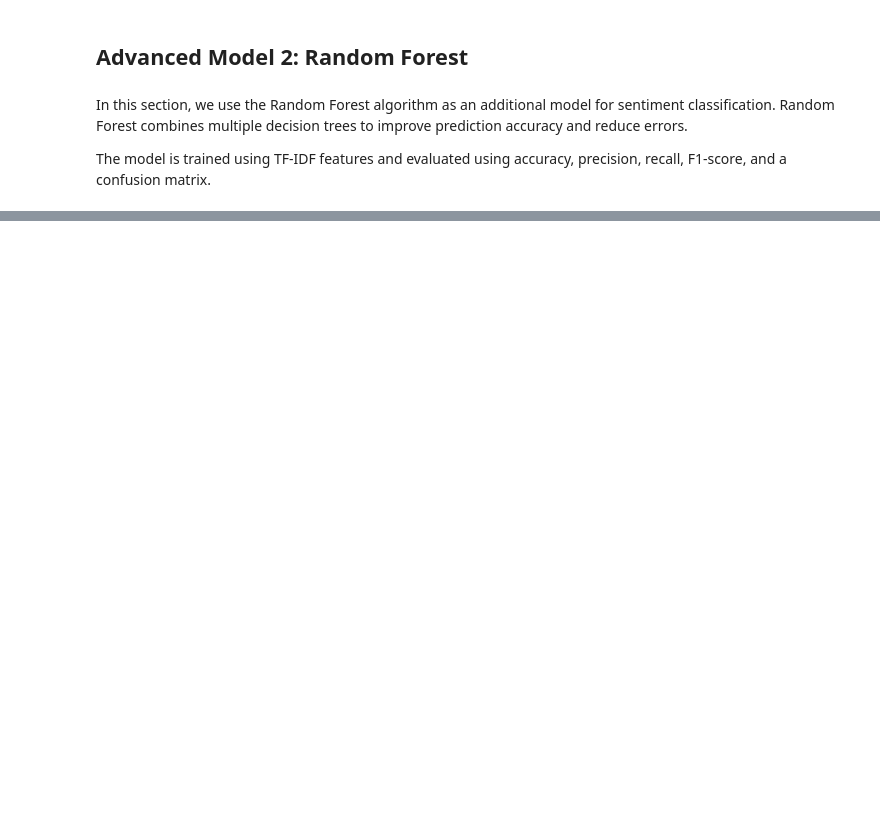
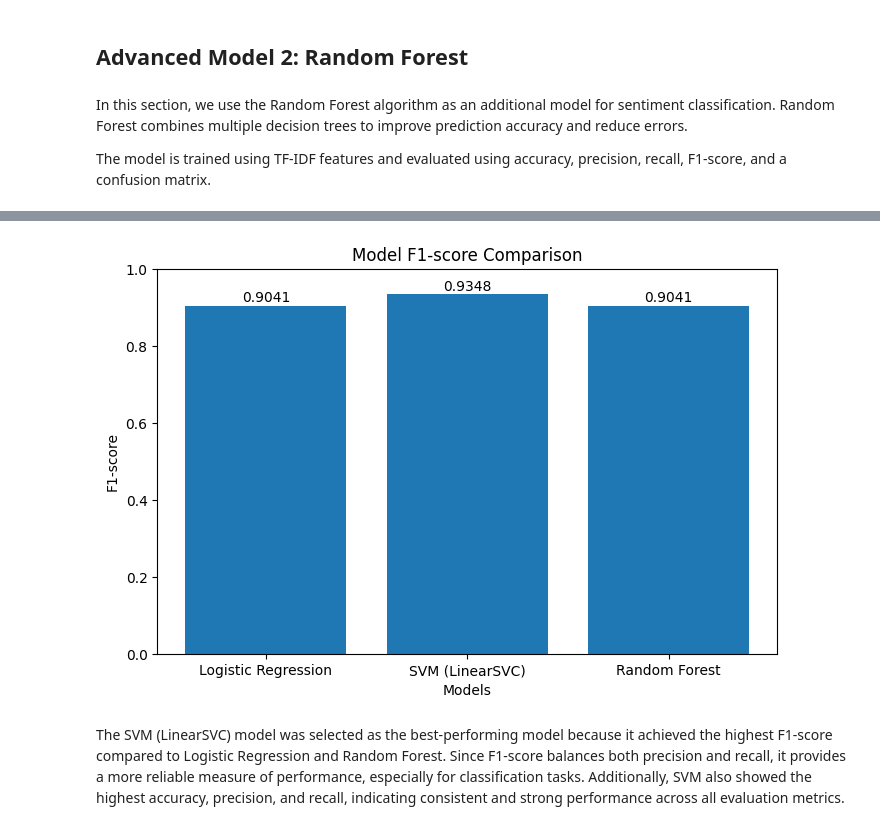
Before and after one commit to Lu8na/IT362, a Jupyter notebook: Phase3.ipynb, the cells around one changed output, grey strips where cells are left out. Cells and saved outputs as stored; diff of their text form; code cells hidden in the pictures; blank space fills up the shorter version.

```diff
--- a/Phase3.ipynb
+++ b/Phase3.ipynb
@@ -257,0 +457,21 @@ results_df
+# %%
+
+models = ["Logistic Regression", "SVM (LinearSVC)", "Random Forest"]
+f1_scores = [f1, report_df.loc["weighted avg", "f1-score"], rf_f1]
+
+plt.figure(figsize=(8,5))
+plt.bar(models, f1_scores)
+
+plt.title("Model F1-score Comparison")
+plt.xlabel("Models")
+plt.ylabel("F1-score")
+plt.ylim(0, 1)
+
+for i, v in enumerate(f1_scores):
+    plt.text(i, v + 0.01, str(round(v, 4)), ha='center')
+
+plt.show()
+# %% [output]
+[figure, added]
+# %% [markdown]
+The SVM (LinearSVC) model was selected as the best-performing model because it achieved the highest F1-score compared to Logistic Regression and Random Forest. Since F1-score balances both precision and recall, it provides a more reliable measure of performance, especially for classification tasks. Additionally, SVM also showed the highest accuracy, precision, and recall, indicating consistent and strong performance across all evaluation metrics.
```
Also changed, not shown: parts of 27 cells of this notebook.
